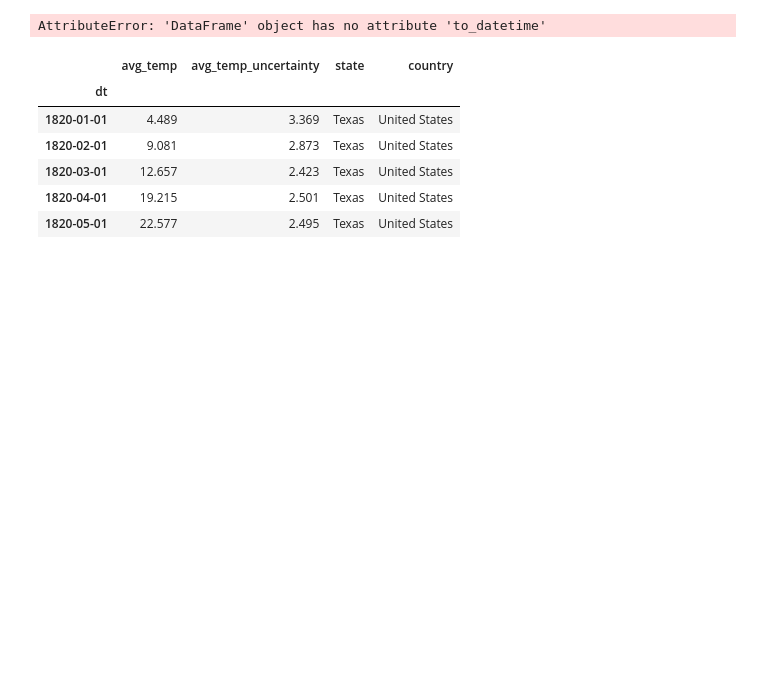
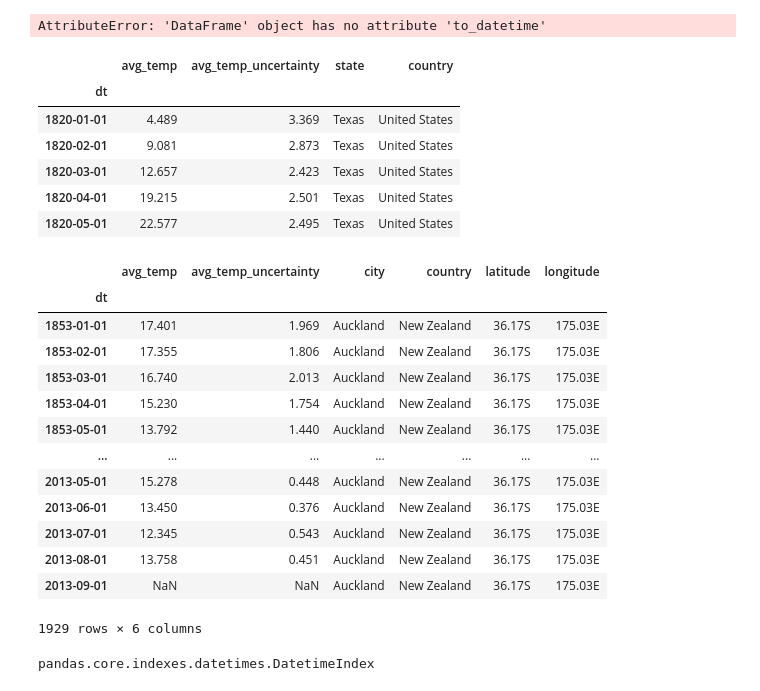
Before and after one commit to o0amandagomez0o/tsa_project, a Jupyter notebook: model.ipynb, the cells around one changed output. Cells and saved outputs as stored; diff of their text form; code cells hidden in the pictures; blank space fills up the shorter version.

```diff
--- a/model.ipynb
+++ b/model.ipynb
@@ -126,3 +126,20 @@ tx.head()
 | 1820-03-01 | 12.657 | 2.423 | Texas | United States |
 | 1820-04-01 | 19.215 | 2.501 | Texas | United States |
 | 1820-05-01 | 22.577 | 2.495 | Texas | United States |
+# %%
+pd.DataFrame(city[city['City'] == 'Auckland']).reset_index().drop(columns=['index']).set_index('dt').sort_index().rename(columns = {'AverageTemperature' : 'avg_temp', 'AverageTemperatureUncertainty' : 'avg_temp_uncertainty', 'City': 'city', 'Country': 'country', 'Latitude': 'latitude', 'Longitude': 'longitude'})
+# %% [output]
+|  | avg_temp | avg_temp_uncertainty | city | country | latitude | longitude |
+| dt |  |  |  |  |  |  |
+| 1853-01-01 | 17.401 | 1.969 | Auckland | New Zealand | 36.17S | 175.03E |
+| 1853-02-01 | 17.355 | 1.806 | Auckland | New Zealand | 36.17S | 175.03E |
+| 1853-03-01 | 16.740 | 2.013 | Auckland | New Zealand | 36.17S | 175.03E |
+| 1853-04-01 | 15.230 | 1.754 | Auckland | New Zealand | 36.17S | 175.03E |
+| 1853-05-01 | 13.792 | 1.440 | Auckland | New Zealand | 36.17S | 175.03E |
+| ... | ... | ... | ... | ... | ... | ... |
+| 2013-05-01 | 15.278 | 0.448 | Auckland | New Zealand | 36.17S | 175.03E |
+| 2013-06-01 | 13.450 | 0.376 | Auckland | New Zealand | 36.17S | 175.03E |
+| 2013-07-01 | 12.345 | 0.543 | Auckland | New Zealand | 36.17S | 175.03E |
+| 2013-08-01 | 13.758 | 0.451 | Auckland | New Zealand | 36.17S | 175.03E |
+| 2013-09-01 | NaN | NaN | Auckland | New Zealand | 36.17S | 175.03E |
+1929 rows × 6 columns
@@ -128,0 +150,4 @@ tx.head()
+# %%
+type(au.index)
+# %% [output]
+pandas.core.indexes.datetimes.DatetimeIndex
```
Also changed, not shown: parts of 5 cells of this notebook, 5 other files.
